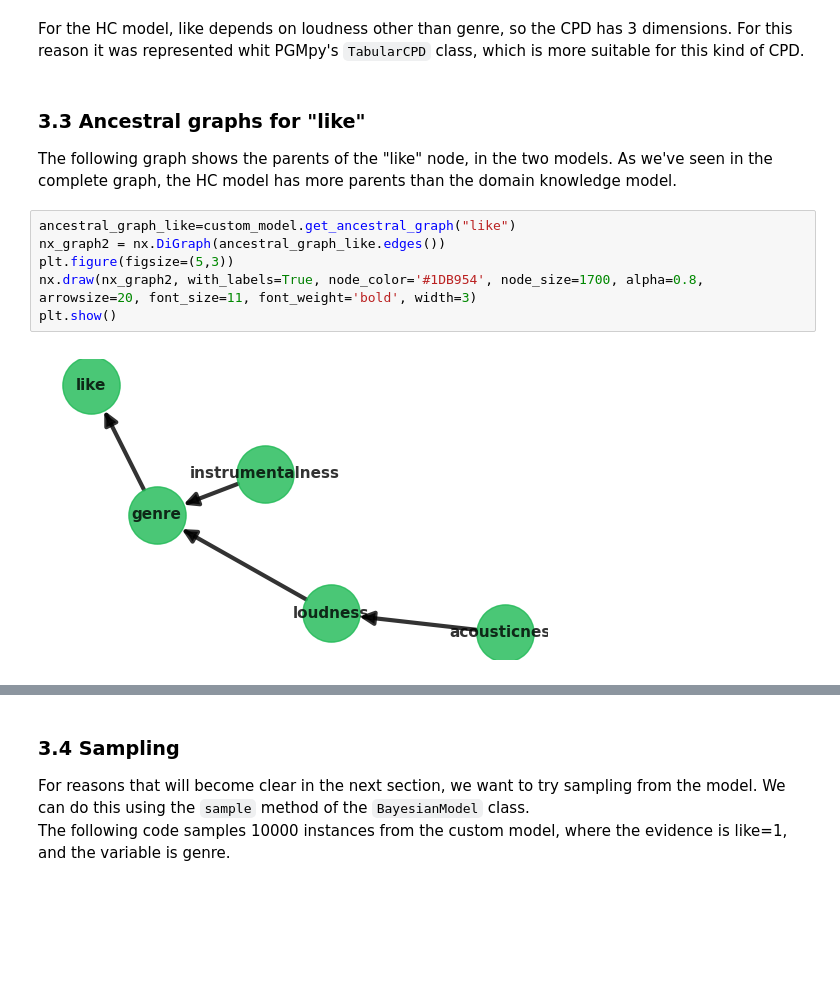
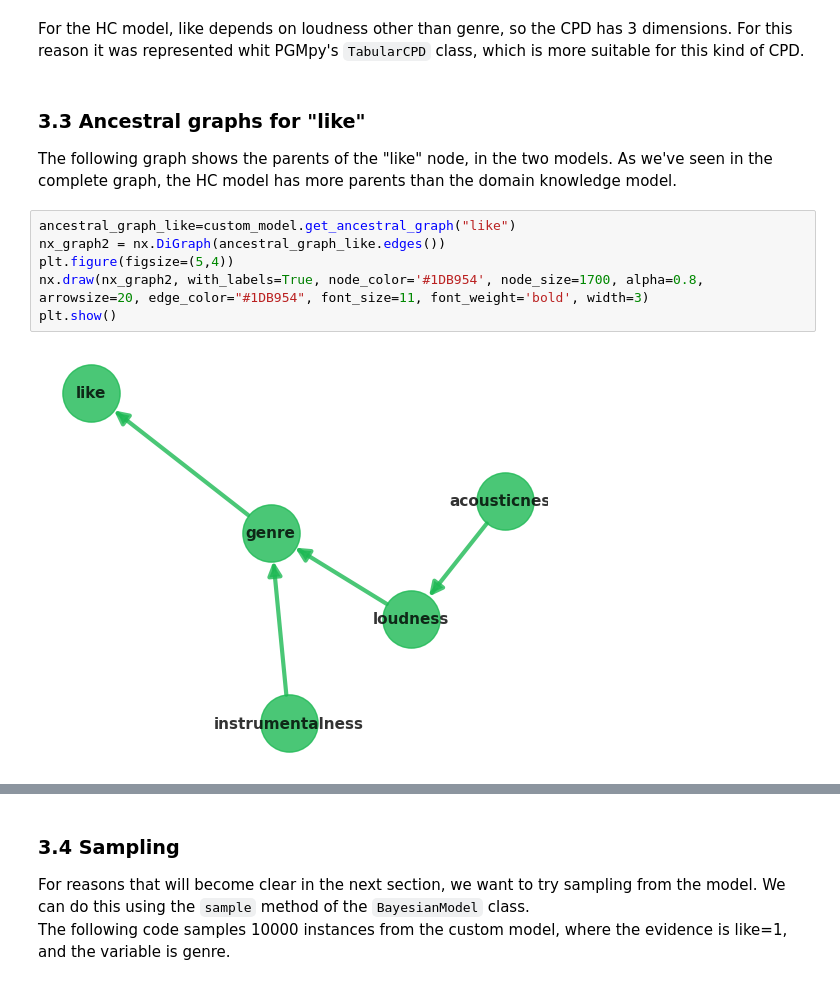
Before and after one commit to danielenapo/Bayesify, a Jupyter notebook: Bayesify.ipynb, the cells around one changed output, grey strips where cells are left out. Cells and saved outputs as stored; diff of their text form; blank space fills up the shorter version.

Commit message:
fancier graphs

```diff
--- a/Bayesify.ipynb
+++ b/Bayesify.ipynb
@@ -187,16 +199,16 @@ CPD for like, hill-climb search model:
 # %% [markdown]
 For the HC model, like depends on loudness other than genre, so the CPD has 3 dimensions. For this reason it was represented whit PGMpy's `TabularCPD` class, which is more suitable for this kind of CPD.
 # %% [markdown]
-### <b>3.3 Ancestral graphs for "like"</b> <a class="anchor" id="33-ancestral-graphs-for-like"></a>
+### 3.3 Ancestral graphs for "like" <a class="anchor" id="33-ancestral-graphs-for-like"></a>
 The following graph shows the parents of the "like" node, in the two models. As we've seen in the complete graph, the HC model has more parents than the domain knowledge model.
 # %%
 ancestral_graph_like=custom_model.get_ancestral_graph("like")
 nx_graph2 = nx.DiGraph(ancestral_graph_like.edges())
-plt.figure(figsize=(5,3))
-nx.draw(nx_graph2, with_labels=True, node_color='#1DB954', node_size=1700, alpha=0.8, arrowsize=20, font_size=11, font_weight='bold', width=3)
+plt.figure(figsize=(5,4))
+nx.draw(nx_graph2, with_labels=True, node_color='#1DB954', node_size=1700, alpha=0.8, arrowsize=20, edge_color="#1DB954", font_size=11, font_weight='bold', width=3)
 plt.show()
 # %% [output]
-[figure, old version]
+[figure, new version]
 # %%
 ancestral_graph_like=hc_model.get_ancestral_graph("like")
 nx_graph2 = nx.DiGraph(ancestral_graph_like.edges())
```
Also changed, not shown: parts of 16 cells of this notebook, 1 other file.
